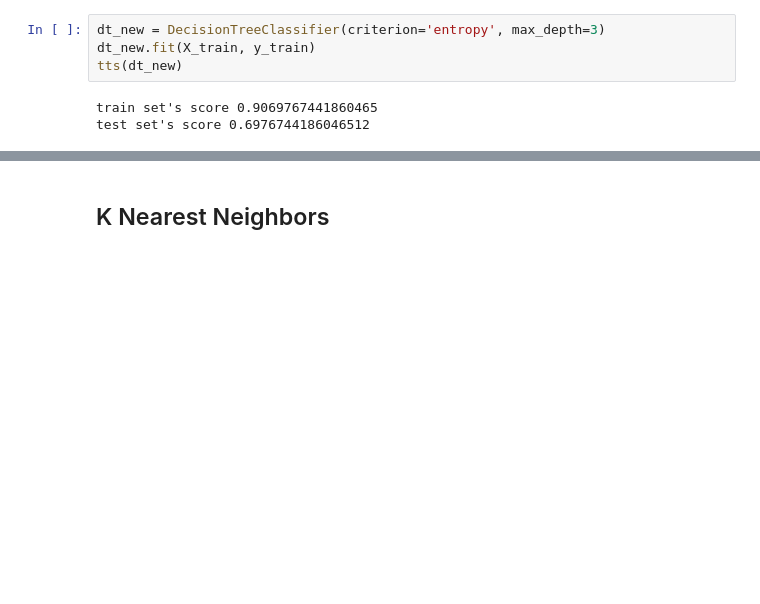
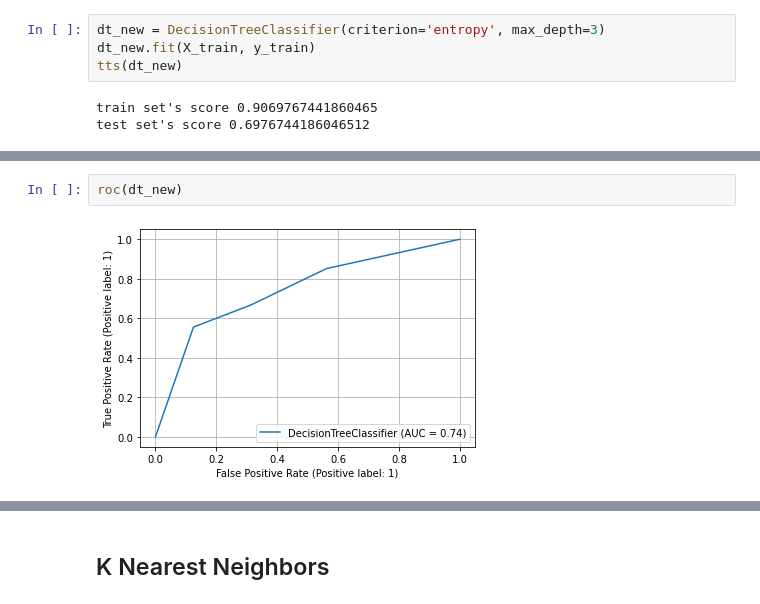
Before and after one commit to Sirisap22/campus-recruitment-classification, a Jupyter notebook: placement.ipynb, the cells around one changed output, grey strips where cells are left out. Drawn from its saved outputs; the diff is of its cells as text; blank space fills up the shorter version.

```diff
--- a/placement.ipynb
+++ b/placement.ipynb
@@ -393,3 +404,7 @@ test set's score 0.6976744186046512
+# %%
+roc(dt_new)
+# %% [output]
+[figure, added]
 # %%
 fig = plt.figure(figsize=(15,10))
 _ = plot_tree(dt_new,
```
Also changed, not shown: parts of 5 cells of this notebook.
